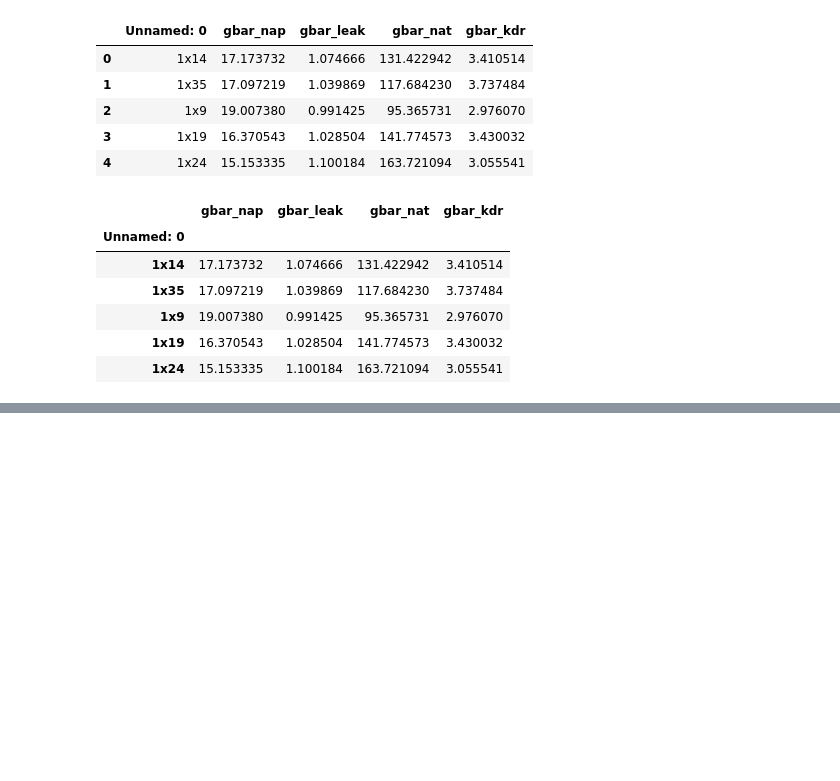
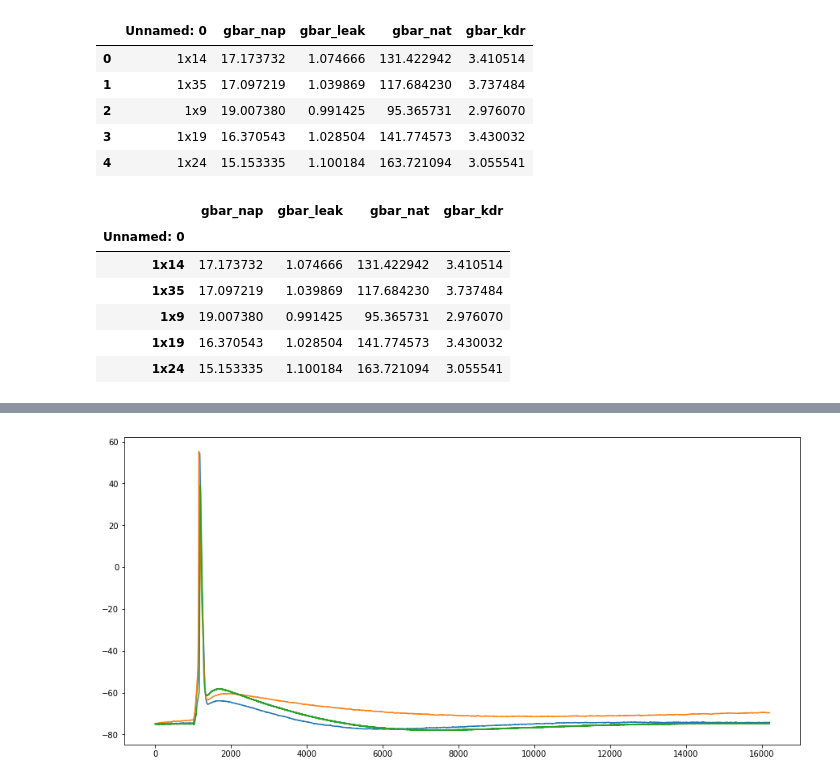
Before and after one commit to alTeska/DAP_analysis, a Jupyter notebook: param_analysis/notebooks/features_from_df_0705.ipynb, the cells around one changed output, grey strips where cells are left out. Saved outputs shown, nothing was run; the diff lists cells and outputs as text; code cells hidden in the pictures; blank space fills up the shorter version.

```diff
--- a/param_analysis/notebooks/features_from_df_0705.ipynb
+++ b/param_analysis/notebooks/features_from_df_0705.ipynb
@@ -194,0 +262,3 @@ IndexError: index 0 is out of bounds for axis 0 with size 0
+# %%
+load_traces = pd.read_hdf('test.hdf', key='param_traces')
+load_traces.head()
@@ -194,0 +273,7 @@ IndexError: index 0 is out of bounds for axis 0 with size 0
+# %%
+plt.figure(figsize=(15,7))
+plt.plot(load_traces.ramp_traces['1x35'])
+plt.plot(load_traces.ramp_traces['1x14'])
+plt.plot(vr);
+# %% [output]
+[figure, added]
```
Also changed, not shown: parts of 34 cells of this notebook, 6 other files.
